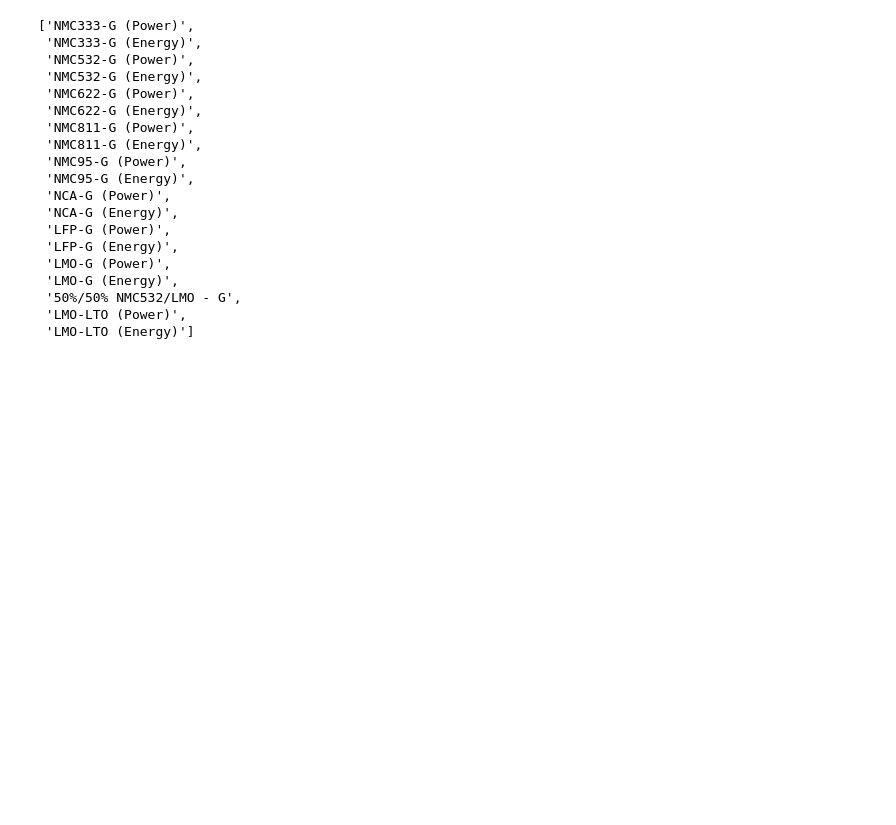
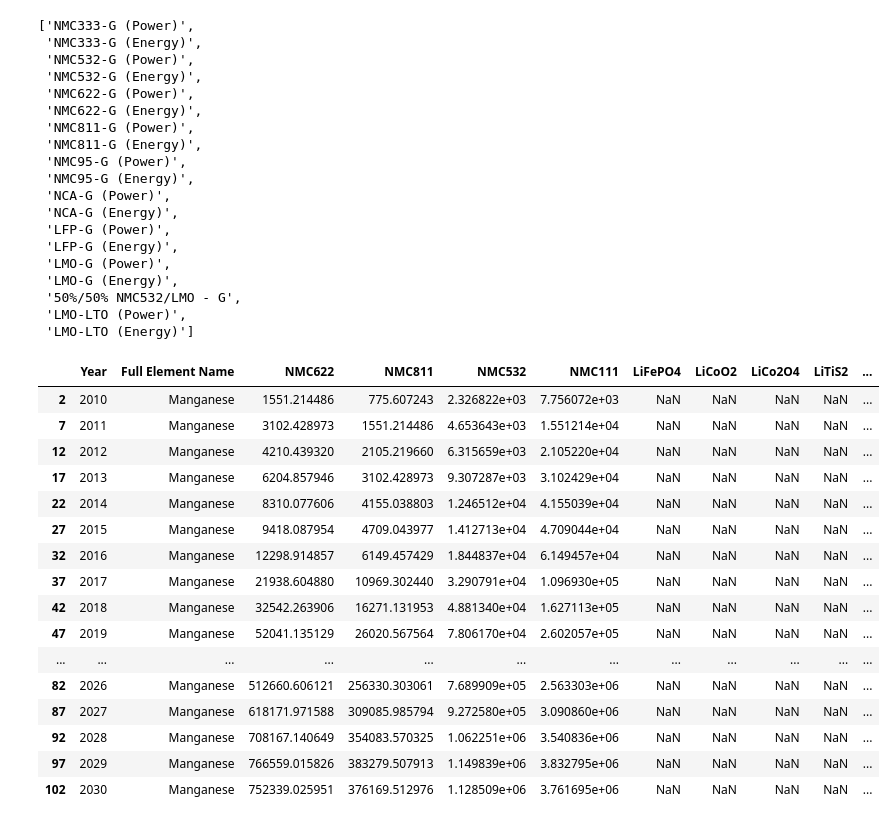
Before and after one commit to changbatterygroup/CriticalMinerals, a Jupyter notebook: Critical_Minerals_Analysis.ipynb, the cells around one changed output. Drawn from its saved outputs; the diff is of its cells as text; code cells hidden in the pictures; blank space fills up the shorter version.

```diff
--- a/Critical_Minerals_Analysis.ipynb
+++ b/Critical_Minerals_Analysis.ipynb
@@ -412,3 +435,23 @@ cathode_dropdown.value
  '50%/50% NMC532/LMO - G',
  'LMO-LTO (Power)',
  'LMO-LTO (Energy)']
+# %%
+demand_by_cathode[demand_by_cathode["Full Element Name"] == mineral]
+# %% [output]
+|  | Year | Full Element Name | NMC622 | NMC811 | NMC532 | NMC111 | LiFePO4 | LiCoO2 | LiCo2O4 | LiTiS2 | ... |
+| 2 | 2010 | Manganese | 1551.214486 | 775.607243 | 2.326822e+03 | 7.756072e+03 | NaN | NaN | NaN | NaN | ... |
+| 7 | 2011 | Manganese | 3102.428973 | 1551.214486 | 4.653643e+03 | 1.551214e+04 | NaN | NaN | NaN | NaN | ... |
+| 12 | 2012 | Manganese | 4210.439320 | 2105.219660 | 6.315659e+03 | 2.105220e+04 | NaN | NaN | NaN | NaN | ... |
+| 17 | 2013 | Manganese | 6204.857946 | 3102.428973 | 9.307287e+03 | 3.102429e+04 | NaN | NaN | NaN | NaN | ... |
+| 22 | 2014 | Manganese | 8310.077606 | 4155.038803 | 1.246512e+04 | 4.155039e+04 | NaN | NaN | NaN | NaN | ... |
+| 27 | 2015 | Manganese | 9418.087954 | 4709.043977 | 1.412713e+04 | 4.709044e+04 | NaN | NaN | NaN | NaN | ... |
+| 32 | 2016 | Manganese | 12298.914857 | 6149.457429 | 1.844837e+04 | 6.149457e+04 | NaN | NaN | NaN | NaN | ... |
+| 37 | 2017 | Manganese | 21938.604880 | 10969.302440 | 3.290791e+04 | 1.096930e+05 | NaN | NaN | NaN | NaN | ... |
+| 42 | 2018 | Manganese | 32542.263906 | 16271.131953 | 4.881340e+04 | 1.627113e+05 | NaN | NaN | NaN | NaN | ... |
+| 47 | 2019 | Manganese | 52041.135129 | 26020.567564 | 7.806170e+04 | 2.602057e+05 | NaN | NaN | NaN | NaN | ... |
+| ... | ... | ... | ... | ... | ... | ... | ... | ... | ... | ... | ... |
+| 82 | 2026 | Manganese | 512660.606121 | 256330.303061 | 7.689909e+05 | 2.563303e+06 | NaN | NaN | NaN | NaN | ... |
+| 87 | 2027 | Manganese | 618171.971588 | 309085.985794 | 9.272580e+05 | 3.090860e+06 | NaN | NaN | NaN | NaN | ... |
+| 92 | 2028 | Manganese | 708167.140649 | 354083.570325 | 1.062251e+06 | 3.540836e+06 | NaN | NaN | NaN | NaN | ... |
+| 97 | 2029 | Manganese | 766559.015826 | 383279.507913 | 1.149839e+06 | 3.832795e+06 | NaN | NaN | NaN | NaN | ... |
+| 102 | 2030 | Manganese | 752339.025951 | 376169.512976 | 1.128509e+06 | 3.761695e+06 | NaN | NaN | NaN | NaN | ... |
```
Also changed, not shown: parts of 5 cells of this notebook.
